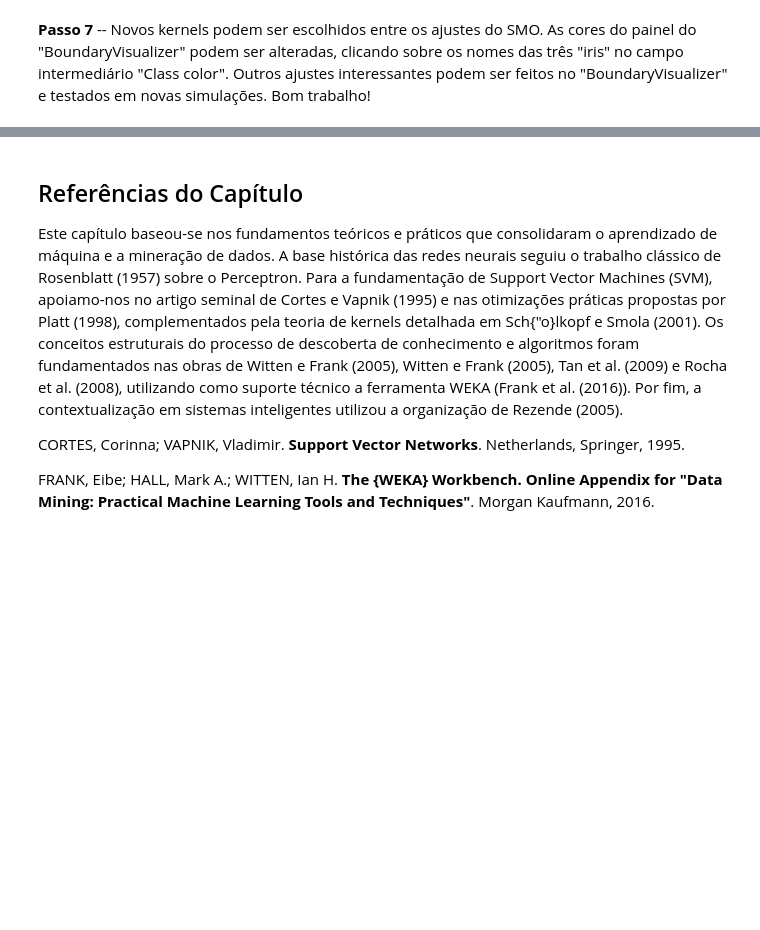
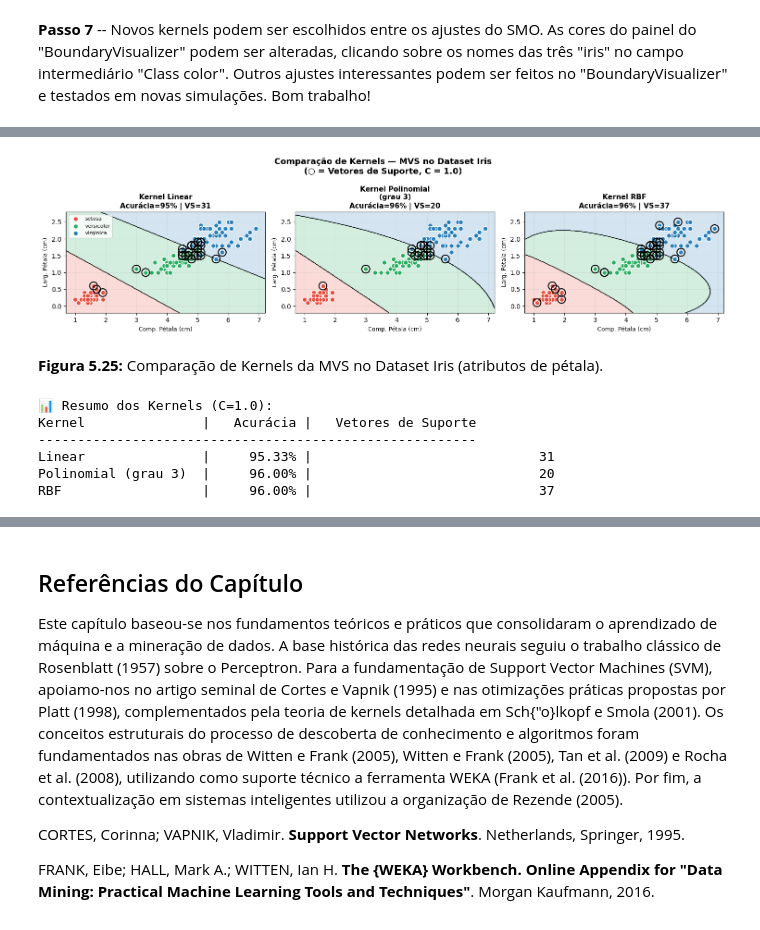
Before and after one commit to fzampirolli/si-md2, a Jupyter notebook: si-md2/notebooks_alunos/cap05/cap05_aluno.ipynb, the cells around one changed output, grey strips where cells are left out. Saved outputs shown, nothing was run; the diff lists cells and outputs as text; code cells hidden in the pictures; blank space fills up the shorter version.

```diff
--- a/si-md2/notebooks_alunos/cap05/cap05_aluno.ipynb
+++ b/si-md2/notebooks_alunos/cap05/cap05_aluno.ipynb
@@ -599,0 +854,56 @@ color". Outros ajustes interessantes podem ser feitos no
+# %%
+kernels = [
+    ("Linear",      SVC(kernel="linear",  C=1.0)),
+    ("Polinomial\n(grau 3)", SVC(kernel="poly",    C=1.0, degree=3, coef0=1)),
+    ("RBF",         SVC(kernel="rbf",     C=1.0, gamma="scale")),
+]
+
+fig, axes = plt.subplots(1, 3, figsize=(15, 4))
+
+for ax, (nome, svc) in zip(axes, kernels):
+    modelo = make_pipeline(StandardScaler(), svc)
+    modelo.fit(X_full, y_full)
+    ac = modelo.score(X_full, y_full)
+    n_sv = len(modelo[1].support_vectors_)
+
+    Z = modelo.predict(np.c_[xx.ravel(), yy.ravel()]).reshape(xx.shape)
+    ax.contourf(xx, yy, Z, alpha=0.2, cmap=mcolors.ListedColormap(cores_3))
+    ax.contour(xx, yy, Z, colors="black", linewidths=0.8, alpha=0.5)
+
+    for cls, cor, n in zip([0, 1, 2], cores_3, nomes_3):
+        ax.scatter(X_full[y_full == cls, 0], X_full[y_full == cls, 1],
+                   c=cor, edgecolors="white", s=50, zorder=3, label=n)
+
+    sv = modelo[0].inverse_transform(modelo[1].support_vectors_)
+    ax.scatter(sv[:, 0], sv[:, 1], s=150, facecolors="none",
+               edgecolors="black", linewidths=1.5, zorder=4)
+
+    ax.set_title(f"Kernel {nome}\nAcurácia={ac:.0%} | VS={n_sv}",
+                 fontsize=11, fontweight="bold")
+    ax.set_xlabel("Comp. Pétala (cm)", fontsize=9)
+    ax.set_ylabel("Larg. Pétala (cm)", fontsize=9)
+    ax.grid(True, alpha=0.2)
+
+axes[0].legend(fontsize=8, loc="upper left")
+fig.suptitle("Comparação de Kernels — MVS no Dataset Iris\n"
+             "(○ = Vetores de Suporte, C = 1.0)", fontsize=13, fontweight="bold")
+plt.tight_layout()
+plt.show()
+
+print("\n📊 Resumo dos Kernels (C=1.0):")
+print(f"{'Kernel':<20} | {'Acurácia':>10} | {'Vetores de Suporte':>20}")
+print("-" * 56)
+for nome, svc in kernels:
+    m = make_pipeline(StandardScaler(), svc.__class__(**svc.get_params()))
+    m.fit(X_full, y_full)
+    print(f"{nome.replace(chr(10),' '):<20} | {m.score(X_full,y_full):>10.2%} | \
+          {len(m[1].support_vectors_):>20}")
+# %% [output]
+[figure, added]
+**Figura 5.25:** Comparação de Kernels da MVS no Dataset Iris (atributos de pétala).
+📊 Resumo dos Kernels (C=1.0):
+Kernel               |   Acurácia |   Vetores de Suporte
+--------------------------------------------------------
+Linear               |     95.33% |                             31
+Polinomial (grau 3)  |     96.00% |                             20
+RBF                  |     96.00% |                             37
```
Also changed, not shown: parts of 20 cells of this notebook, 45 other files.
